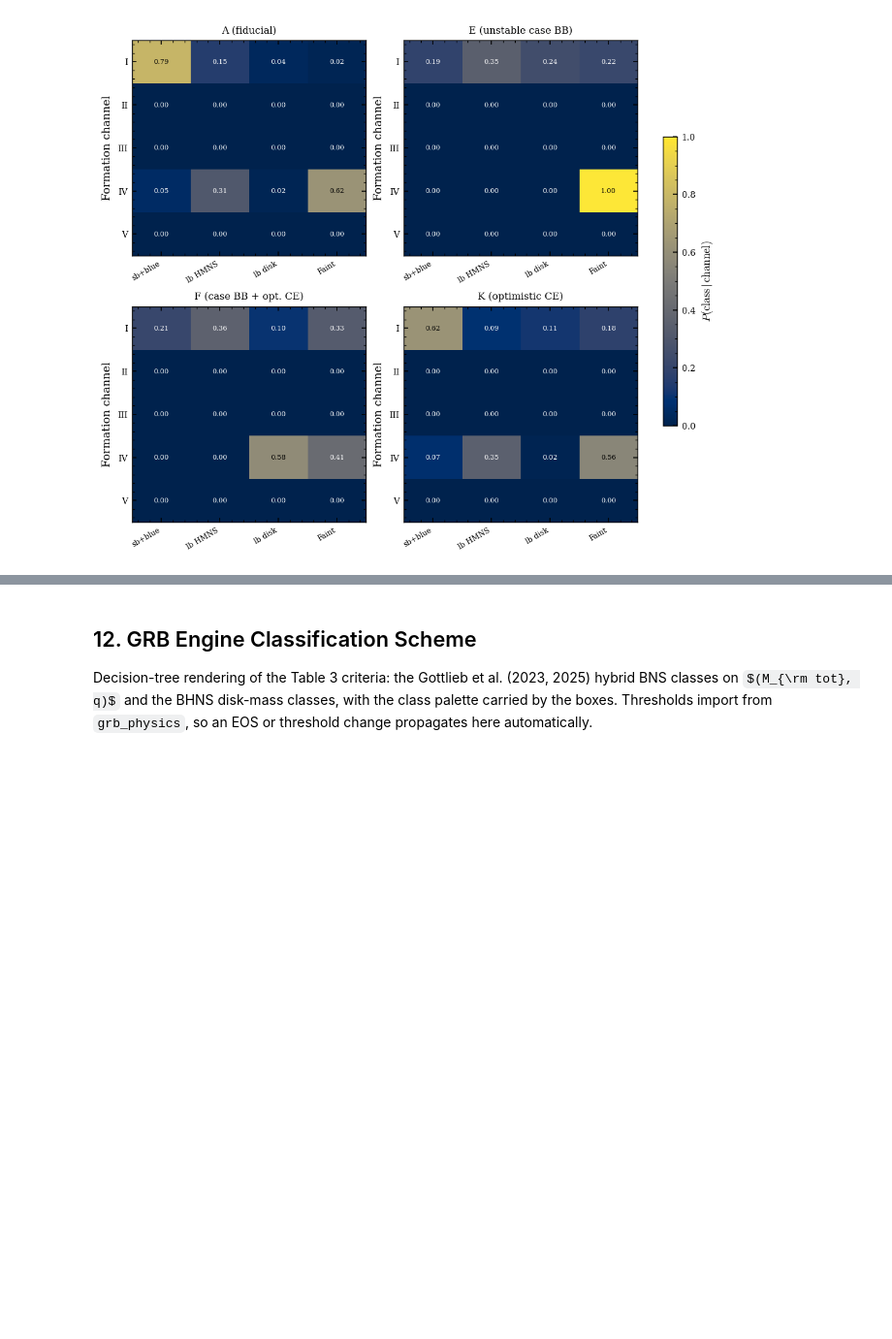
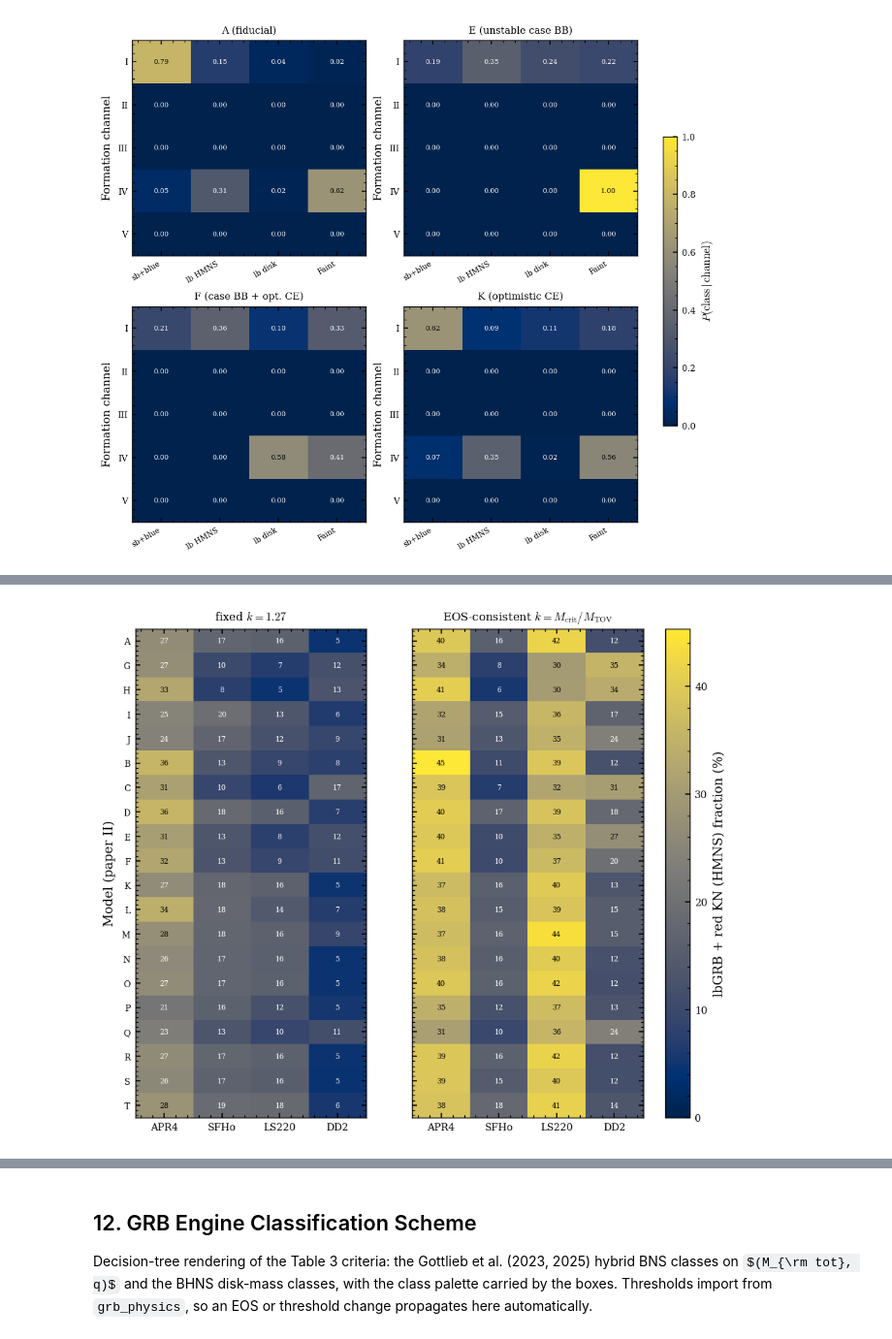
Before and after one commit to jorodgrz/GRB, a Jupyter notebook: grb_main.ipynb, the cells around one changed output, grey strips where cells are left out. Shown at 97% size. Drawn from its saved outputs; the diff is of its cells as text; code cells hidden in the pictures; some formulas as TeX source; blank space fills up the shorter version.

```diff
--- a/grb_main.ipynb
+++ b/grb_main.ipynb
@@ -2353,9 +2446,10 @@ def _class_fraction_matrix(letters, class_keys):
 
     ``frac[i, j]`` is the STROOPWAFEL-weighted fraction of model
     ``letters[i]`` in class ``class_keys[j]``; ``fracerr`` is the matching
-    weighted-Poisson 1-sigma sqrt(sum w^2)/sum w (same convention as the
-    Section 11 grid-scan cache), returned for the planned bootstrap rework
-    and currently discarded by the caller.
+    weighted-Poisson 1-sigma sqrt(sum w^2)/sum w, retained for the regression
+    tests.  The credible interval quoted in the manuscript is the resampling
+    bootstrap (``grb_rates.bootstrap_class_fractions``) computed in the
+    Section 11 grid scan and cached in ``grid_scan_results.npz``.
     """
     frac = np.zeros((len(letters), len(class_keys)))
     fracerr = np.zeros_like(frac)
@@ -3230,0 +3406,63 @@ plt.show()
+# %%
+# Section 11.6: EOS x model HMNS-fraction matrix, fixed k vs EOS-consistent k.
+# Reads the Section 11.0b cache; rows family-major (matching the other grid
+# figures), columns soft-to-stiff EOS.
+_res = np.load(RESULTS_PATH, allow_pickle=False)
+_suf = [str(s) for s in _res['suffixes']]
+_eos_names = [str(e) for e in _res['eos_names']]
+_bk = [str(k) for k in _res['bns_class_keys']]
+_i_hmns = _bk.index('lbGRB + red KN (HMNS)')
+_i_sb = _bk.index('sbGRB + blue KN')
+
+# Family-major row order (same key as grb_plot_style.model_grid_colors).
+_fam_rank = {f: i for i, f in enumerate(MODEL_GRID_FAMILY_ORDER)}
+_reg = list(BROEKGAARDEN21_MODELS)
+_row_order = sorted(range(len(_suf)),
+                    key=lambda j: (_fam_rank[BROEKGAARDEN21_MODELS[_suf[j]]['family']],
+                                   _reg.index(_suf[j])))
+_row_labels = [BROEKGAARDEN22_PAPER_II_LETTERS[_suf[j]] for j in _row_order]
+
+_hmns_fix = _res['eos_frac_bns'][:, :, _i_hmns][_row_order] * 100.0
+_hmns_con = _res['eos_frac_bns_kcons'][:, :, _i_hmns][_row_order] * 100.0
+_vmax = float(max(_hmns_fix.max(), _hmns_con.max()))
+
+fig, axes = plt.subplots(1, 2, figsize=(7.0, 6.2), sharey=True)
+for _ax, _M, _ttl in (
+        (axes[0], _hmns_fix, r'fixed $k = 1.27$'),
+        (axes[1], _hmns_con, r'EOS-consistent $k = M_{\rm crit}/M_{\rm TOV}$')):
+    _im = _ax.imshow(_M, aspect='auto', cmap='cividis', vmin=0.0, vmax=_vmax)
+    _ax.set_xticks(range(len(_eos_names)))
+    _ax.set_xticklabels(_eos_names)
+    _ax.set_title(_ttl, fontsize=8)
+    for _r in range(_M.shape[0]):
+        for _c in range(_M.shape[1]):
+            _ax.text(_c, _r, f'{_M[_r, _c]:.0f}', ha='center', va='center',
+                     fontsize=5,
+                     color='white' if _M[_r, _c] < 0.6 * _vmax else 'black')
+axes[0].set_yticks(range(len(_row_labels)))
+axes[0].set_yticklabels(_row_labels, fontsize=6)
+axes[0].set_ylabel('Model (paper II)')
+fig.colorbar(_im, ax=axes, fraction=0.046, pad=0.04,
+             label='lbGRB + red KN (HMNS) fraction (%)')
+fig.savefig('plots/eos_x_model_matrix_20models.pdf')
+fig.savefig('plots/eos_x_model_matrix_20models.png', dpi=300)
+plt.show()
+
+# Core five (paper-I A, F, G, J, K): sbGRB and HMNS fractions per EOS under
+# both k treatments, and whether sbGRB is the largest class (ordering test).
+_core = ['A', 'F', 'G', 'J', 'K']
+print(f"{'model':6s} {'EOS':6s} {'sbGRB_fix':>9s} {'sbGRB_kc':>9s} "
+      f"{'HMNS_fix':>9s} {'HMNS_kc':>9s} {'sb_largest':>11s}")
+for _m in _core:
+    _j = _suf.index(_m)
+    for _e, _eos in enumerate(_eos_names):
+        _ff = _res['eos_frac_bns'][_j, _e]
+        _fc = _res['eos_frac_bns_kcons'][_j, _e]
+        _largest = bool(np.isclose(_ff[_i_sb], _ff.max()))
+        print(f"{BROEKGAARDEN22_PAPER_II_LETTERS[_m]:6s} {_eos:6s} "
+              f"{_ff[_i_sb] * 100:8.1f}% {_fc[_i_sb] * 100:8.1f}% "
+              f"{_ff[_i_hmns] * 100:8.1f}% {_fc[_i_hmns] * 100:8.1f}% "
+              f"{str(_largest):>11s}")
+_res.close()
+# %% [output]
+[figure, added]
```
Also changed, not shown: parts of 10 cells of this notebook, 42 other files.
